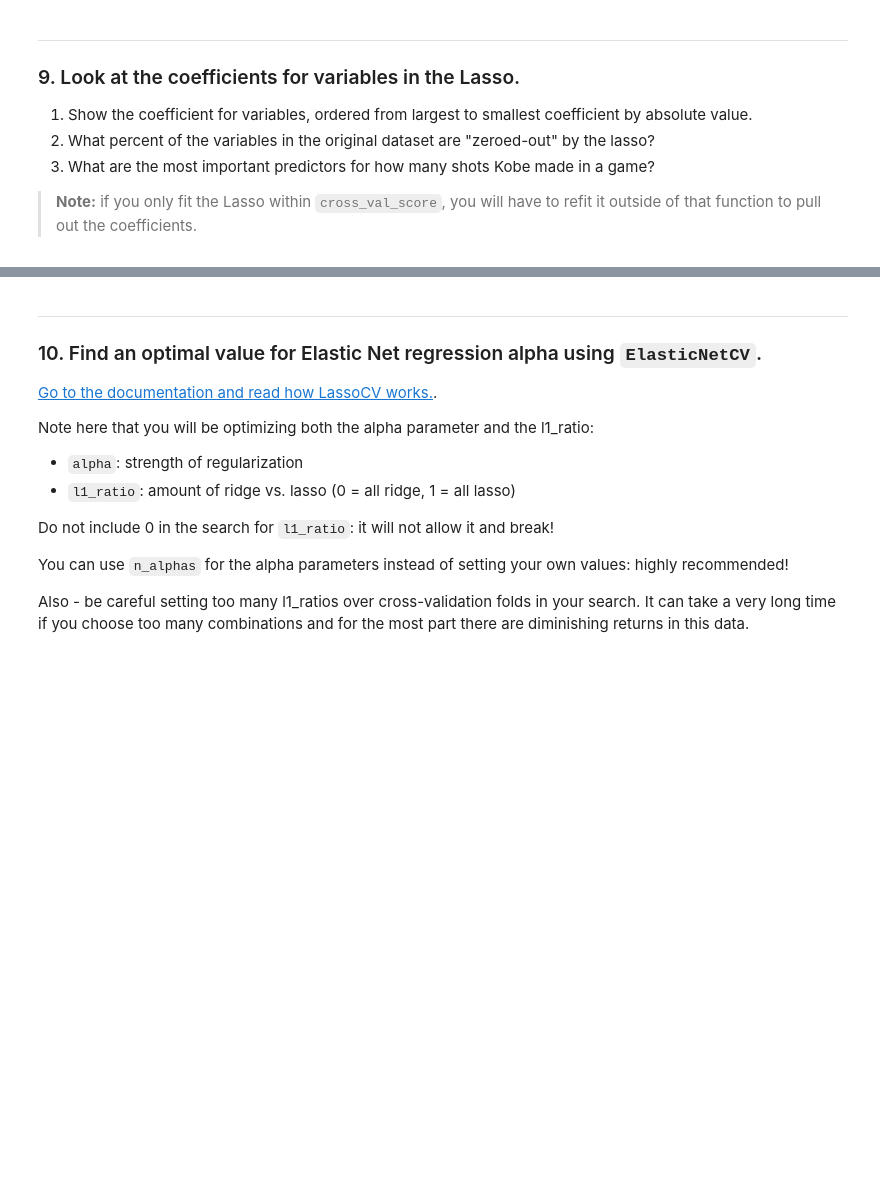
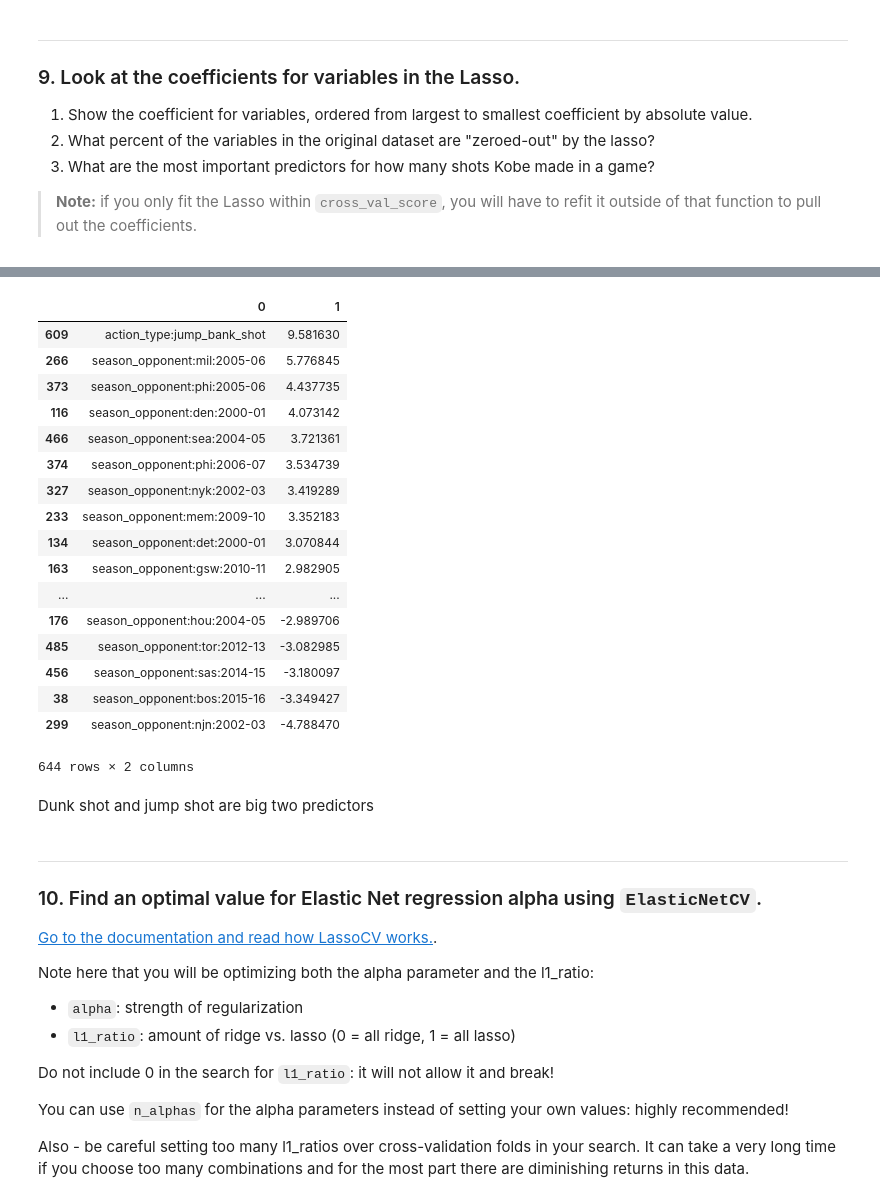
Before and after one commit to jasonjklim/Kobe_shot, a Jupyter notebook: kobe-shots-made-regularization-lab.ipynb, the cells around one changed output, grey strips where cells are left out. Cells and saved outputs as stored; diff of their text form; code cells hidden in the pictures; blank space fills up the shorter version.

Commit message:
kobe shot

```diff
--- a/kobe-shots-made-regularization-lab.ipynb
+++ b/kobe-shots-made-regularization-lab.ipynb
@@ -99,0 +240,11 @@ _**Tip:** If you find your CV taking a long time and you're not sure if its work
+# %%
+# A:
+
+l_alphas = np.linspace(0.001, 10000, 100)
+#print(l_alphas)
+lassocv = LassoCV(alphas=l_alphas)
+lassocv.fit(X_train, y_train)
+
+l_alpha = lassocv.alpha_
+
+print("Optimal value for lasso regression is {}.".format(l_alpha))
@@ -118,3 +278,5 @@ Is it better than the Linear regression? Is it better than Ridge? What do the di
 function to pull out the coefficients.
 # %%
 # A:
+coef= lassocv.coef_
+coef
@@ -120,0 +333,4 @@ function to pull out the coefficients.
+# %%
+predict_zip = list(zip(kobe.iloc[:,1:], coef))
+# %%
+predictor_df=pd.DataFrame(predict_zip)
@@ -121,3 +346,26 @@ function to pull out the coefficients.
+# %%
+predictor_df.sort_values(1, ascending=False)
+# %% [output]
+|  | 0 | 1 |
+| 609 | action_type:jump_bank_shot | 9.581630 |
+| 266 | season_opponent:mil:2005-06 | 5.776845 |
+| 373 | season_opponent:phi:2005-06 | 4.437735 |
+| 116 | season_opponent:den:2000-01 | 4.073142 |
+| 466 | season_opponent:sea:2004-05 | 3.721361 |
+| 374 | season_opponent:phi:2006-07 | 3.534739 |
+| 327 | season_opponent:nyk:2002-03 | 3.419289 |
+| 233 | season_opponent:mem:2009-10 | 3.352183 |
+| 134 | season_opponent:det:2000-01 | 3.070844 |
+| 163 | season_opponent:gsw:2010-11 | 2.982905 |
+| ... | ... | ... |
+| 176 | season_opponent:hou:2004-05 | -2.989706 |
+| 485 | season_opponent:tor:2012-13 | -3.082985 |
+| 456 | season_opponent:sas:2014-15 | -3.180097 |
+| 38 | season_opponent:bos:2015-16 | -3.349427 |
+| 299 | season_opponent:njn:2002-03 | -4.788470 |
+644 rows × 2 columns
+# %% [markdown]
+Dunk shot and jump shot are big two predictors
 # %% [markdown]
 ---
 
```
Also changed, not shown: parts of 49 cells of this notebook.
